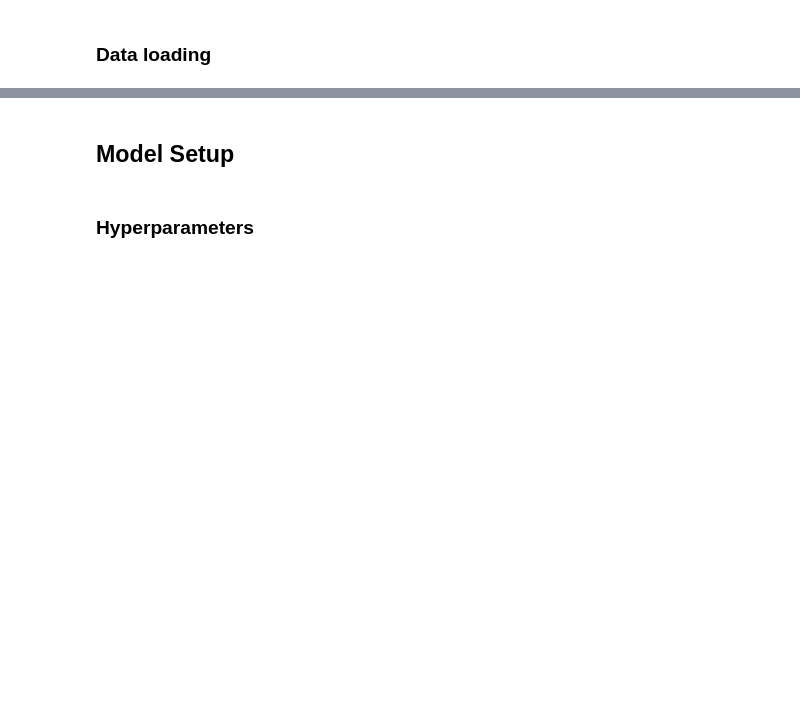
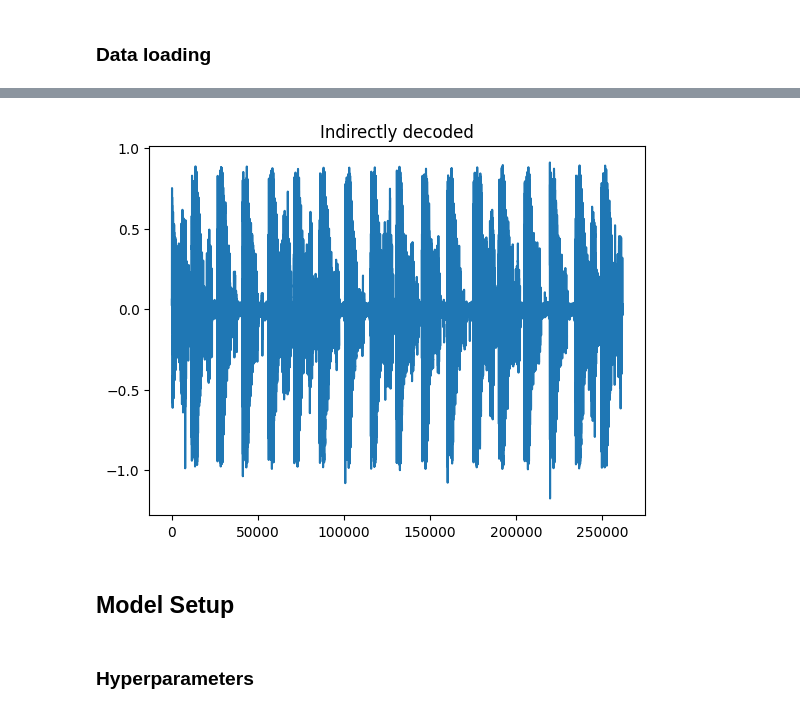
Before and after one commit to FinianLandes/MA_Diffusion, a Jupyter notebook: JukeboxImpl/Audio Transformer.ipynb, the cells around one changed output, grey strips where cells are left out. Drawn from its saved outputs; the diff is of its cells as text; code cells hidden in the pictures; blank space fills up the shorter version.

```diff
--- a/JukeboxImpl/Audio Transformer.ipynb
+++ b/JukeboxImpl/Audio Transformer.ipynb
@@ -114,3 +143,13 @@ validation_dataloader = DataLoader(latent_val_dataset, batch_size, shuffle=False
 # %%
 latent_test_dataset = generate_latent_repr(vq_vae, test_dataset, 12, device)
 latent_test_dataloader = DataLoader(latent_test_dataset, batch_size, shuffle=False)
+# %%
+vq_vae.eval()
+with torch.no_grad():
+    outp = vq_vae.decode(latent_test_dataset[:24][0].to(device))
+
+plt.plot(outp[4][0].cpu().numpy())
+plt.title("Indirectly decoded")
+plt.show()
+# %% [output]
+[figure, added]
```
Also changed, not shown: parts of 26 cells of this notebook, 2 other files.
